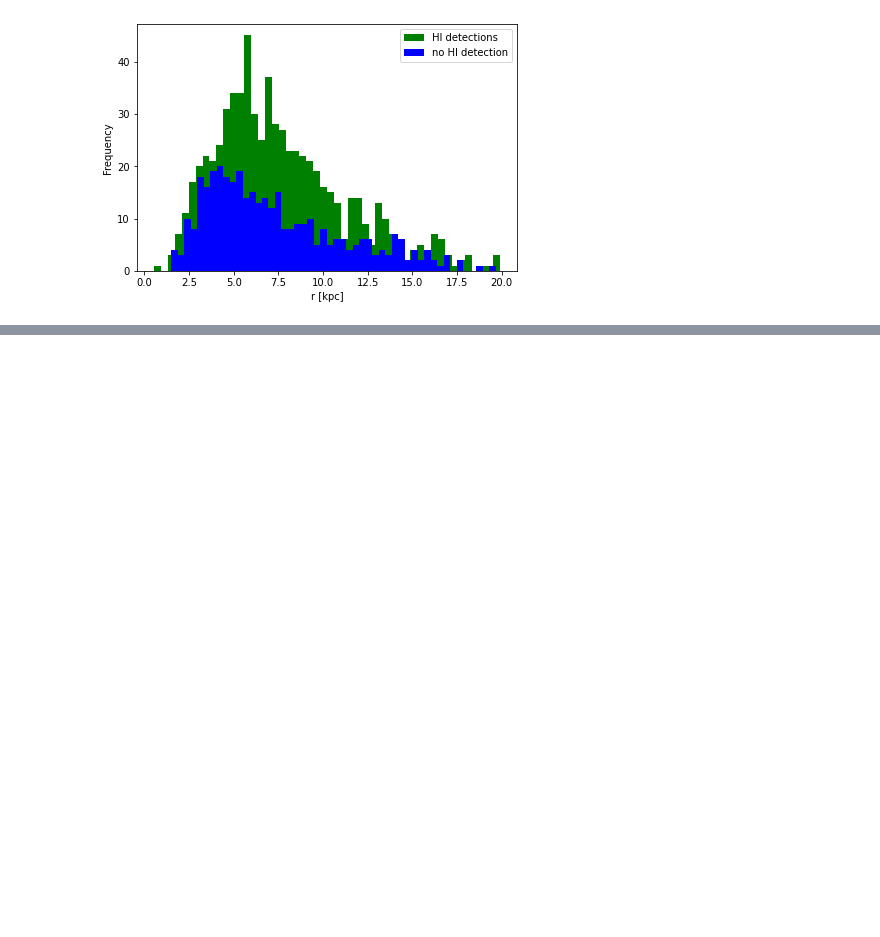
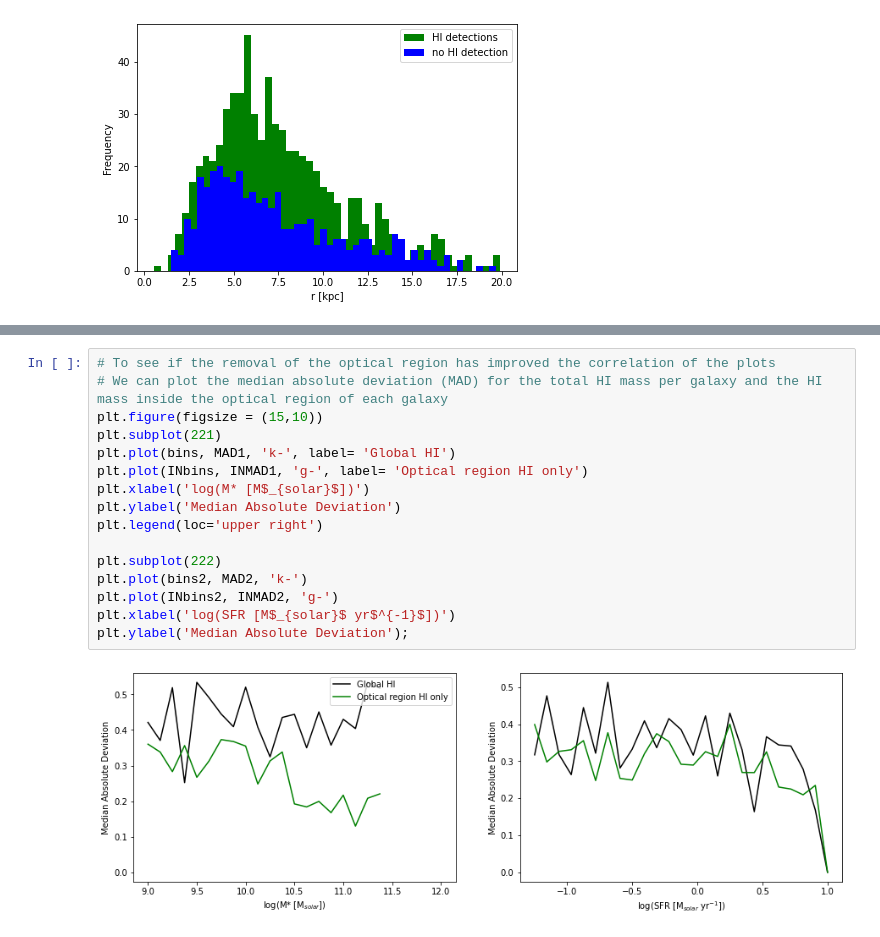
Before and after one commit to Luke-Williams-01/Luke-Williams-01, a Jupyter notebook: ICRARproject.ipynb, the cells around one changed output, grey strips where cells are left out. Drawn from its saved outputs; the diff is of its cells as text; blank space fills up the shorter version.

```diff
--- a/ICRARproject.ipynb
+++ b/ICRARproject.ipynb
@@ -635,0 +637,18 @@ plt.ylim(7.6, 10.6);
+# %%
+# To see if the removal of the optical region has improved the correlation of the plots
+# We can plot the median absolute deviation (MAD) for the total HI mass per galaxy and the HI mass inside the optical region of each galaxy
+plt.figure(figsize = (15,10))
+plt.subplot(221)
+plt.plot(bins, MAD1, 'k-', label= 'Global HI')
+plt.plot(INbins, INMAD1, 'g-', label= 'Optical region HI only')
+plt.xlabel('log(M* [M$_{solar}$])')
+plt.ylabel('Median Absolute Deviation')
+plt.legend(loc='upper right')
+
+plt.subplot(222)
+plt.plot(bins2, MAD2, 'k-')
+plt.plot(INbins2, INMAD2, 'g-')
+plt.xlabel('log(SFR [M$_{solar}$ yr$^{-1}$])')
+plt.ylabel('Median Absolute Deviation');
+# %% [output]
+[figure, added]
```
Also changed, not shown: parts of 7 cells of this notebook.
